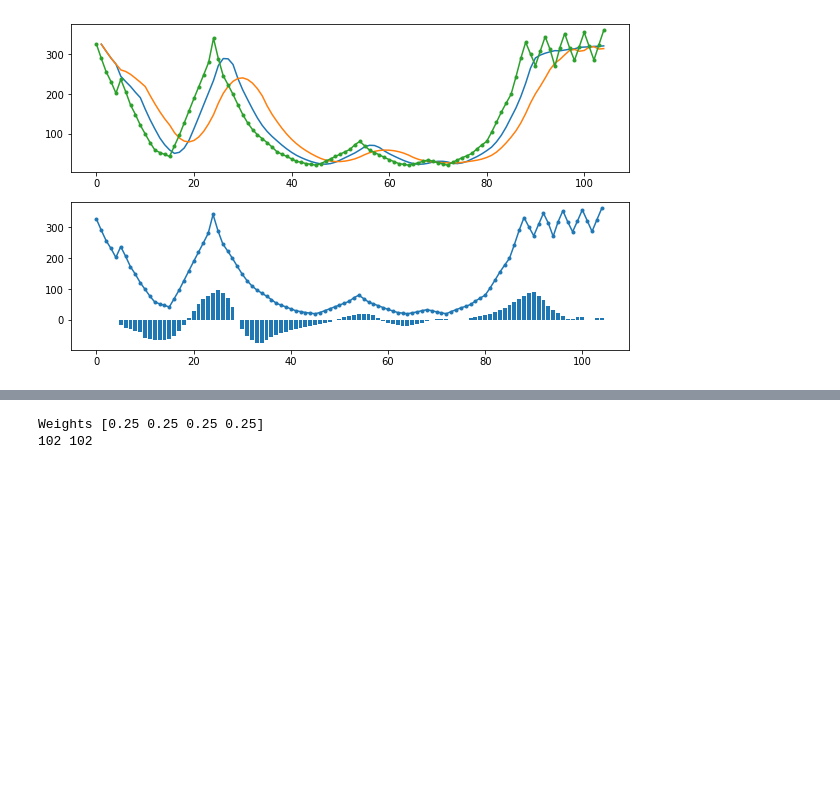
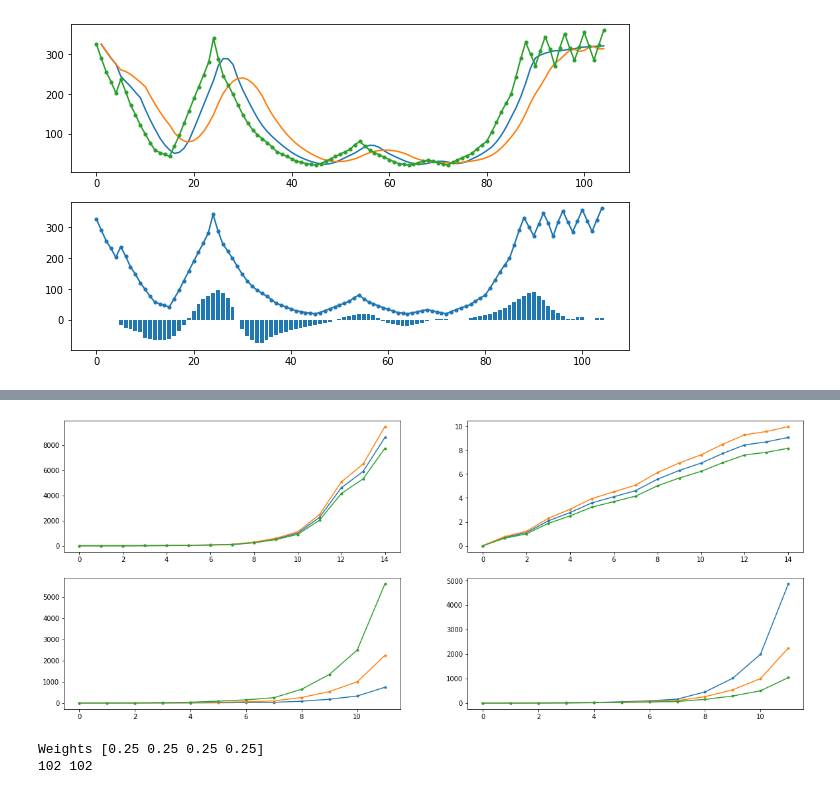
Before and after one commit to Whu-wxy/AmbientLightLab, a Jupyter notebook: filterTest.ipynb, the cells around one changed output, grey strips where cells are left out. Cells and saved outputs as stored; diff of their text form; code cells hidden in the pictures; blank space fills up the shorter version.

```diff
--- a/filterTest.ipynb
+++ b/filterTest.ipynb
@@ -466,3 +561,76 @@ C: [0.032786182772424094, 0.022005346081365444, 0.01706905772993246, 0.020535939
+# %%
+def stableBySection(lastStable, maxLux):
+    if(lastStable == -1):
+        return curLux
+    ### large
+    # left
+    STABLE_DOWN_MIN_PERCENT = 0.15
+    STABLE_DOWN_SELF_PERCENT = 0.33
+    big_left = max(lastStable - maxLux*STABLE_DOWN_MIN_PERCENT, lastStable*STABLE_DOWN_SELF_PERCENT)
+    # right
+    STABLE_UP_MIN_PERCENT = 0.17
+    STABLE_UP_SELF_PERCENT = 1.7
+    big_right = min(lastStable + maxLux*STABLE_UP_MIN_PERCENT, lastStable*STABLE_UP_SELF_PERCENT)
+
+    ### small
+    # left
+    STABLE_SMALL_CHANGE_PERCENT = 0.3
+    STABLE_SMALL_CHANGE_TARGET_PERCENT = 0.1
+    small_left = lastStable - (lastStable - big_left) * STABLE_SMALL_CHANGE_PERCENT
+    # right
+    small_right = lastStable + (big_right - lastStable) * STABLE_SMALL_CHANGE_PERCENT
+    return  big_left, big_right
+
+
+y = [1,2,3,8,16,36,60,100,260,540,1000,2250,4600,5900,8600]
+x = np.arange(0, len(y), 1)
+log_y = np.log(y)
+add_y = np.add(np.multiply(y, 0.1), y)
+sub_y = np.subtract(y, np.multiply(y, 0.1))
+add_log_y = np.add(np.multiply(log_y, 0.1), log_y)
+sub_log_y = np.subtract(log_y, np.multiply(log_y, 0.1))
+e_add_log_y = np.exp(add_log_y)
+e_sub_log_y = np.exp(sub_log_y)
+e_log_y = np.exp(log_y)
+
+# print(add_y)
+# print(y)
+# print(sub_y)
+
+big_left_list, big_right_list = [], []
+for i in y:
+    big_left, big_right = stableBySection(i, 100000)
+    big_left_list.append(big_left)
+    big_right_list.append(big_right)
+
+plt.figure(figsize = (20,8))
+
+plt.subplot(2,2,1)
+plt.plot(x, y, marker='.')
+plt.plot(x, add_y, marker='.')
+plt.plot(x, sub_y, marker='.')
+plt.subplot(2,2,2)
+plt.plot(x, log_y, marker='.')
+plt.plot(x, add_log_y, marker='.')
+plt.plot(x, sub_log_y, marker='.')
+
+plt.subplot(2,2,3)
+x = x[:-3]
+plt.plot(x, big_left_list[:-3], marker='.')
+plt.plot(x, y[:-3], marker='.')
+plt.plot(x, big_right_list[:-3], marker='.')
+plt.subplot(2,2,4)
+# plt.plot(x, np.log(big_left_list), marker='.')
+# plt.plot(x, np.log(y), marker='.')
+# plt.plot(x, np.log(big_right_list), marker='.')
+plt.plot(x, e_add_log_y[:-3], marker='.')
+plt.plot(x, e_log_y[:-3], marker='.')
+plt.plot(x, e_sub_log_y[:-3], marker='.')
+
+
+plt.show()
+# %% [output]
+[figure, added]
 # %%
 import numpy as np
 import sys
```
Also changed, not shown: parts of 2 cells of this notebook, 12 other files.
